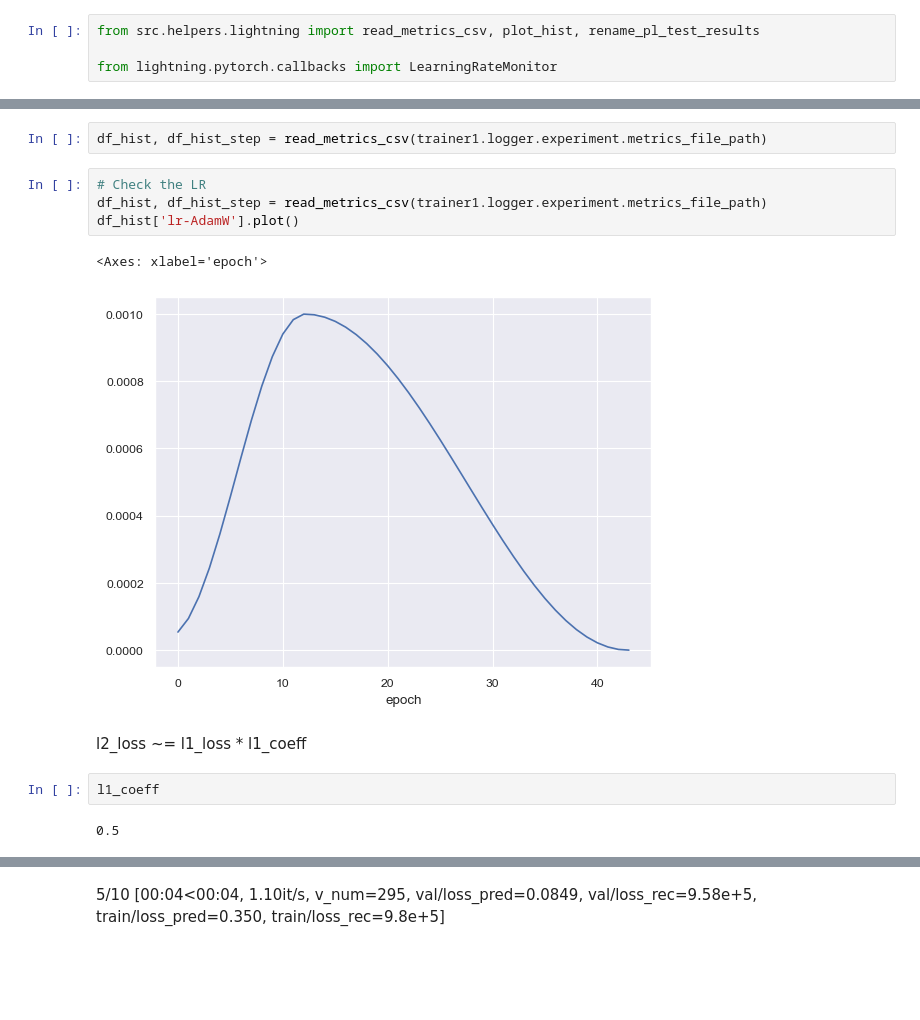
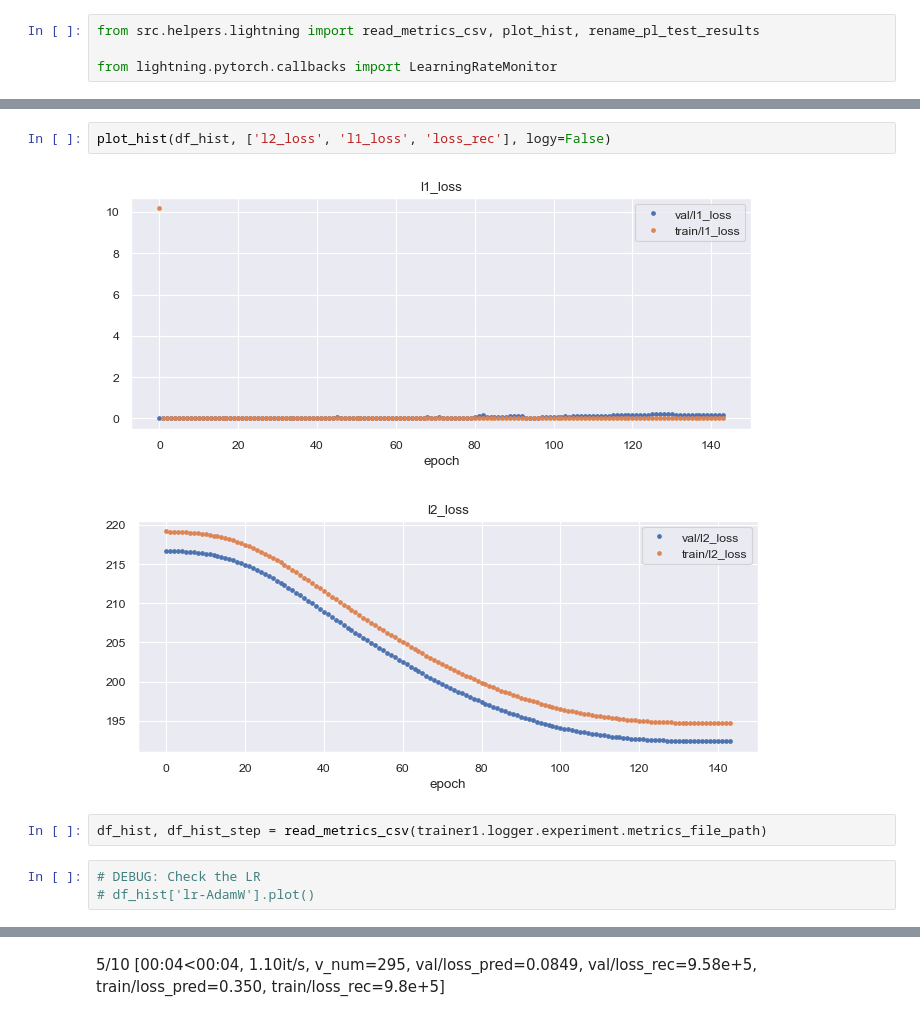
Before and after one commit to wassname/LoRA_are_lie_detectors, a Jupyter notebook: notebooks/11e_sae_aisafteyfoundation.ipynb, the cells around one changed output, grey strips where cells are left out. Drawn from its saved outputs; the diff is of its cells as text; blank space fills up the shorter version.

```diff
--- a/notebooks/11e_sae_aisafteyfoundation.ipynb
+++ b/notebooks/11e_sae_aisafteyfoundation.ipynb
@@ -581,18 +594,13 @@ LOCAL_RANK: 0 - CUDA_VISIBLE_DEVICES: [0,1]
+# %%
+plot_hist(df_hist, ['l2_loss', 'l1_loss', 'loss_rec'], logy=False)
+# %% [output]
+[figure, added]
+[figure, added]
 # %%
 df_hist, df_hist_step = read_metrics_csv(trainer1.logger.experiment.metrics_file_path)
 # %%
-# Check the LR
-df_hist, df_hist_step = read_metrics_csv(trainer1.logger.experiment.metrics_file_path)
-df_hist['lr-AdamW'].plot()
+# DEBUG: Check the LR
+# df_hist['lr-AdamW'].plot()
-# %% [output]
-<Axes: xlabel='epoch'>
-[figure, removed]
-# %% [markdown]
-l2_loss ~= l1_loss * l1_coeff
-# %%
-l1_coeff
-# %% [output]
-0.5
 # %%
 df_hist[['train/l2_loss','train/l1_loss']]
 # %% [output]
```
Also changed, not shown: parts of 36 cells of this notebook, 7 other files.
